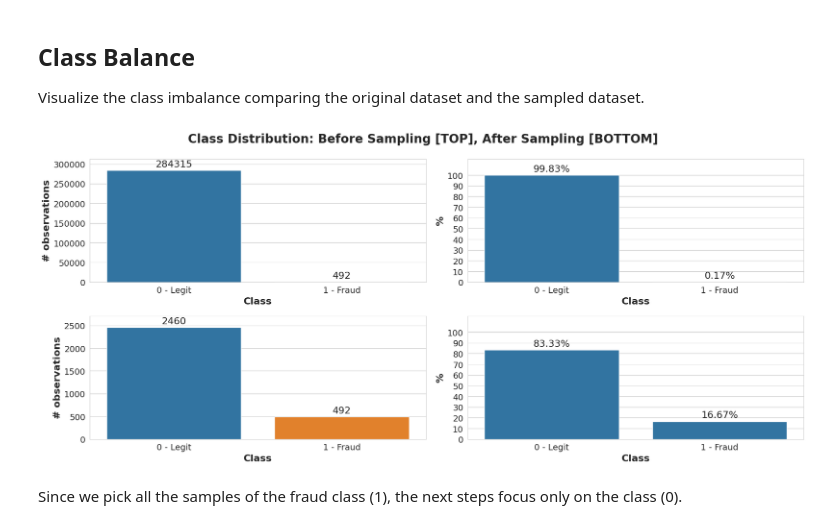
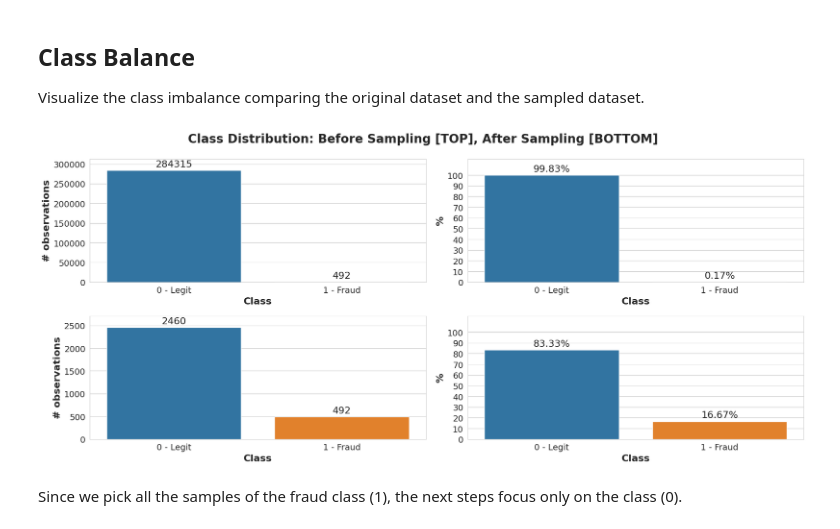
Before and after one commit to LeonardoSaccotelli/Dynamic-Ensemble-Learning-for-Credit-Card-Fraud-Detection, a Jupyter notebook: notebooks/3.0-ls-DP-sampling-checks.ipynb, the cells around one changed output. Saved outputs shown, nothing was run; the diff lists cells and outputs as text; code cells hidden in the pictures.

```diff
--- a/notebooks/3.0-ls-DP-sampling-checks.ipynb
+++ b/notebooks/3.0-ls-DP-sampling-checks.ipynb
@@ -74,8 +74,7 @@ axes[0,0].set_ylabel("# observations", fontweight="bold", fontsize=16)
 axes[0,0].set_xticks(ticks=[0, 1], labels=["0 - Legit", "1 - Fraud"], fontsize=14)
 axes[0,0].set_yticks(ticks=np.arange(0, 320000, 50000),
                      labels=np.arange(0, 320000, 50000),
-                     fontsize=14
-                     )
+                     fontsize=14)
 
 for container in axes[0,0].containers:
     axes[0,0].bar_label(container, fmt="%.0f", padding=3)
@@ -83,14 +82,16 @@ for container in axes[0,0].containers:
 axes[0,0].margins(y=0.1) # Avoid clipping labels at the top
 
 # ------- Subplot 2: Percentage per class
-sns.barplot(ax=axes[0,1], x=class_percentages.index.astype(str), y=class_percentages.values)
+sns.barplot(ax=axes[0,1],
+            x=class_percentages.index.astype(str),
+            y=class_percentages.values,
+            hue=class_percentages.index.astype(str))
 axes[0,1].set_xlabel("Class", fontweight="bold", fontsize=16)
 axes[0,1].set_ylabel("%", fontweight="bold", fontsize=16)
 axes[0,1].set_xticks(ticks=[0, 1], labels=["0 - Legit", "1 - Fraud"], fontsize=14)
 axes[0,1].set_yticks(ticks=np.arange(0, 110, 10),
                      labels=np.arange(0, 110, 10),
-                     fontsize=14
-                     )
+                     fontsize=14)
 axes[0,1].set_ylim([0, 115])
 
 for container in axes[0,1].containers:
@@ -108,39 +109,40 @@ sns.countplot(ax=axes[1,0], data=df_after, x="Class", hue="Class", legend=False)
 axes[1,0].set_xlabel("Class", fontweight="bold", fontsize=16)
 axes[1,0].set_ylabel("# observations", fontweight="bold", fontsize=16)
 axes[1,0].set_xticks(ticks=[0, 1], labels=["0 - Legit", "1 - Fraud"], fontsize=14)
 axes[1,0].set_yticks(ticks=np.arange(0, 2600, 500),
                      labels=np.arange(0, 2600, 500),
-                     fontsize=14
-                     )
+                     fontsize=14)
 
 for container in axes[1,0].containers:
     axes[1,0].bar_label(container, fmt="%.0f", padding=3)
 
 axes[1,0].margins(y=0.1) # Avoid clipping labels at the top
 
 # ------- Subplot 4: Percentage per class
-sns.barplot(ax=axes[1,1], x=class_percentages.index.astype(str), y=class_percentages.values)
+sns.barplot(ax=axes[1,1],
+            x=class_percentages.index.astype(str),
+            y=class_percentages.values,
+            hue=class_percentages.index.astype(str))
 axes[1,1].set_xlabel("Class", fontweight="bold", fontsize=16)
 axes[1,1].set_ylabel("%", fontweight="bold", fontsize=16)
 axes[1,1].set_xticks(ticks=[0, 1], labels=["0 - Legit", "1 - Fraud"], fontsize=14)
 axes[1,1].set_yticks(ticks=np.arange(0, 110, 10),
                      labels=np.arange(0, 110, 10),
-                     fontsize=14
-                     )
+                     fontsize=14)
 axes[1,1].set_ylim([0, 115])
 
 for container in axes[1,1].containers:
     axes[1,1].bar_label(container, fmt="%.2f%%", padding=3)
 
 axes[1,1].margins(y=0.1)
 
 # ------- General settings
 plt.suptitle("Class Distribution: Before Sampling [TOP], After Sampling [BOTTOM]", fontsize=20, fontweight="bold")
 plt.tight_layout()
 plt.savefig(FIGURES_SAMPLING_CHECKS_DIR / "class_distribution_absolute_vs_percentage.png", dpi=300)
 plt.show()
 # %% [output]
-[figure, old version]
+[figure, new version]
 # %% [markdown]
 Since we pick all the samples of the fraud class (1), the next steps focus only on the class (0).
 # %%
```
Also changed, not shown: parts of 5 cells of this notebook, 3 other files.
